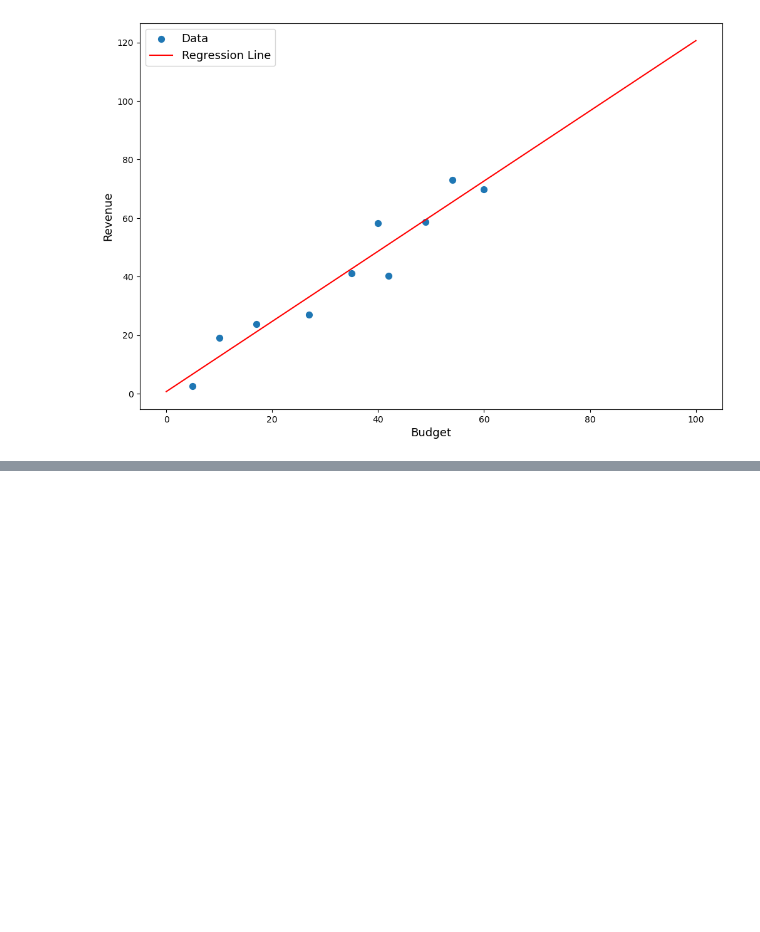
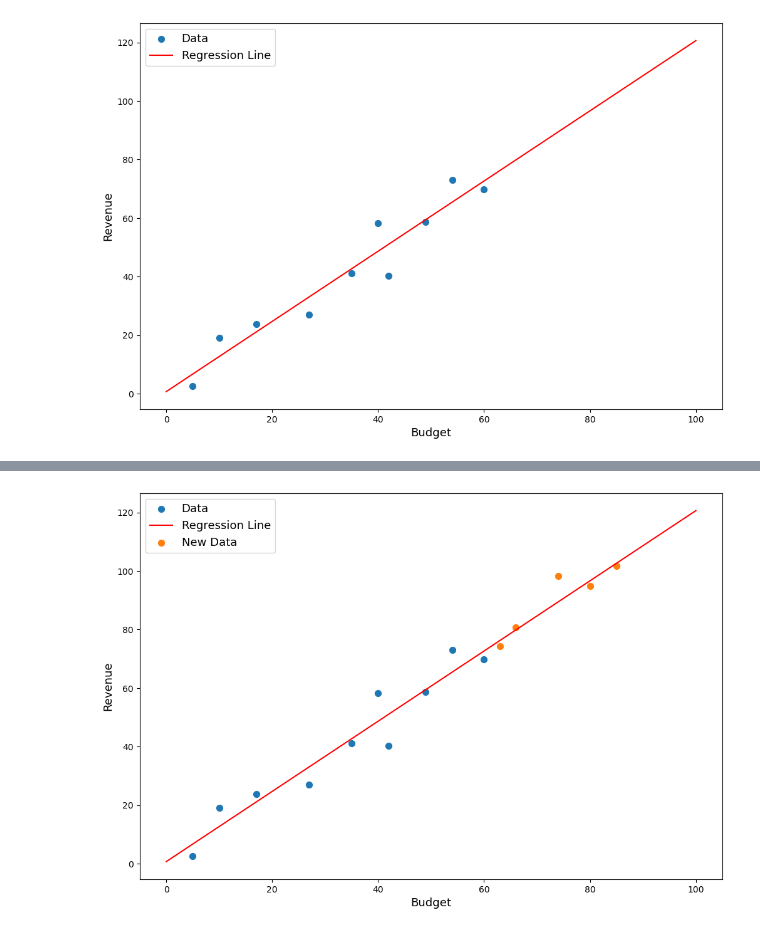
Before and after one commit to apasvenskas/Python-practice-with-financial-data, a Jupyter notebook: Testing/Linear_Regresion.ipynb, the cells around one changed output, grey strips where cells are left out. Saved outputs shown, nothing was run; the diff lists cells and outputs as text; code cells hidden in the pictures; blank space fills up the shorter version.

Commit message:
successfully predicting outcome with linear regression

```diff
--- a/Testing/Linear_Regresion.ipynb
+++ b/Testing/Linear_Regresion.ipynb
@@ -80,0 +87,7 @@ plt.show()
+# %%
+budget_new = np.array([63, 66, 74, 80, 85])
+# %%
+revenue_new = np.array([74.2, 80.7, 98.2, 94.8, 101.7])
+# %%
+df_new = pd.DataFrame(data = {"revenue": revenue_new, "budget":budget_new})
+df_new
@@ -80,0 +101,3 @@ plt.show()
+# %%
+df_new["pred"] = lm.predict(df_new.budget.to_frame())
+df_new
@@ -80,0 +111,11 @@ plt.show()
+# %%
+plt.figure(figsize = (12, 8))
+plt.scatter(x = df.budget, y = df.revenue, s = 50, label = "Data")
+plt.plot(x_lin, y_lin, c = "red", label = "Regression Line")
+plt.scatter(x = df_new.budget, y = df_new.revenue, s = 50, label = "New Data") # predict new data points
+plt.xlabel("Budget", fontsize = 13)
+plt.ylabel("Revenue", fontsize = 13)
+plt.legend(fontsize = 13)
+plt.show()
+# %% [output]
+[figure, added]
```
Also changed, not shown: parts of 5 cells of this notebook.
